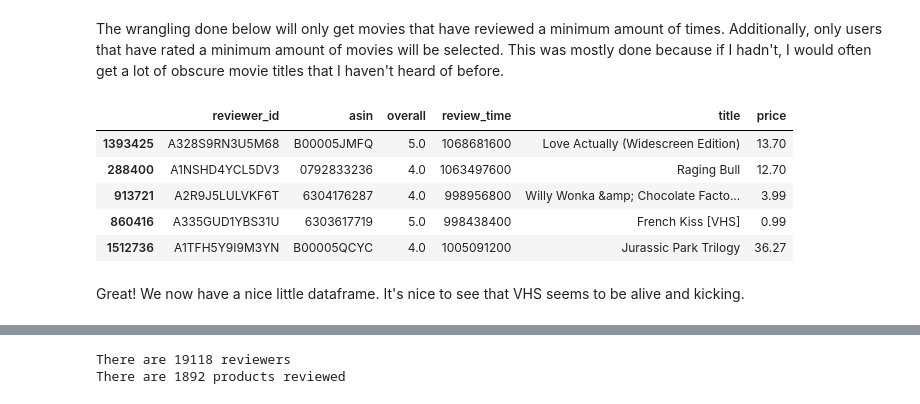
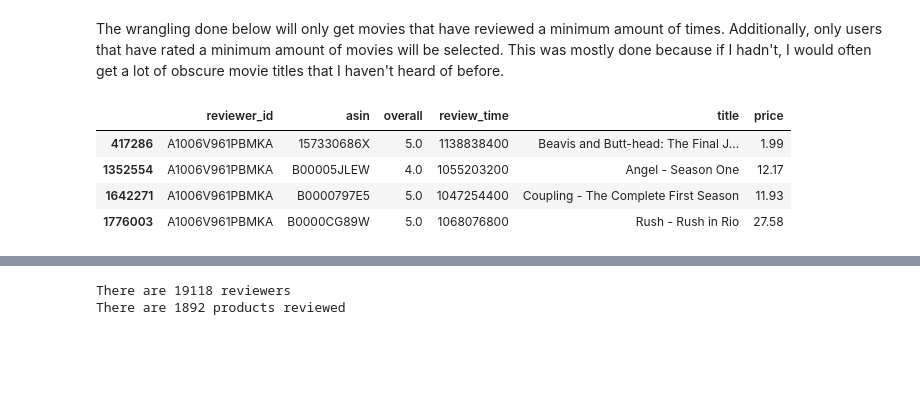
Before and after one commit to AndrewLim1990/recommender_post2, a Jupyter notebook: src/amazon_models.ipynb, the cells around one changed output, grey strips where cells are left out. Saved outputs shown, nothing was run; the diff lists cells and outputs as text; code cells hidden in the pictures; blank space fills up the shorter version.

```diff
--- a/src/amazon_models.ipynb
+++ b/src/amazon_models.ipynb
@@ -35,32 +34,26 @@ The wrangling done below will only get movies that have reviewed a minimum amoun
 # %%
 # Find number of reviewers per movie and
 # the number of movies reviewed by each person
 n_reviews_movie_df = df.groupby('asin').reviewer_id.nunique()
 n_reviews_person_df = df.groupby('reviewer_id').asin.nunique()
 
 # Get list of movies that have been reviewed
 # more than MIN_NUM_REVIEWS_MOVIE times and
 # users that have reviewed more than
 # MIN_NUM_REVIEWS_PERSON
 popular_movies = list(n_reviews_movie_df[n_reviews_movie_df > MIN_NUM_REVIEWS_MOVIE].index)
 critical_people = list(n_reviews_person_df[n_reviews_person_df > MIN_NUM_REVIEWS_PERSON].index)
 
 # Filter dataframe to use only popular movies
 # and critical people:
 popular_df = df[df['asin'].isin(popular_movies)]
 popular_df = popular_df[popular_df['reviewer_id'].isin(critical_people)]
 
-# Shuffle data:
-popular_df = shuffle(popular_df, random_state=42)
-
 # Peak at data:
-popular_df.head()
+popular_df[popular_df.reviewer_id == "A1006V961PBMKA"]
 # %% [output]
 |  | reviewer_id | asin | overall | review_time | title | price |
-| 1393425 | A328S9RN3U5M68 | B00005JMFQ | 5.0 | 1068681600 | Love Actually (Widescreen Edition) | 13.70 |
-| 288400 | A1NSHD4YCL5DV3 | 0792833236 | 4.0 | 1063497600 | Raging Bull | 12.70 |
-| 913721 | A2R9J5LULVKF6T | 6304176287 | 4.0 | 998956800 | Willy Wonka &amp; Chocolate Facto... | 3.99 |
-| 860416 | A335GUD1YBS31U | 6303617719 | 5.0 | 998438400 | French Kiss [VHS] | 0.99 |
-| 1512736 | A1TFH5Y9I9M3YN | B00005QCYC | 4.0 | 1005091200 | Jurassic Park Trilogy | 36.27 |
+| 417286 | A1006V961PBMKA | 157330686X | 5.0 | 1138838400 | Beavis and Butt-head: The Final J... | 1.99 |
+| 1352554 | A1006V961PBMKA | B00005JLEW | 4.0 | 1055203200 | Angel - Season One | 12.17 |
+| 1642271 | A1006V961PBMKA | B0000797E5 | 5.0 | 1047254400 | Coupling - The Complete First Season | 11.93 |
+| 1776003 | A1006V961PBMKA | B0000CG89W | 5.0 | 1068076800 | Rush - Rush in Rio | 27.58 |
-# %% [markdown]
-Great! We now have a nice little dataframe. It's nice to see that VHS seems to be alive and kicking.
```
Also changed, not shown: parts of 48 cells of this notebook.
